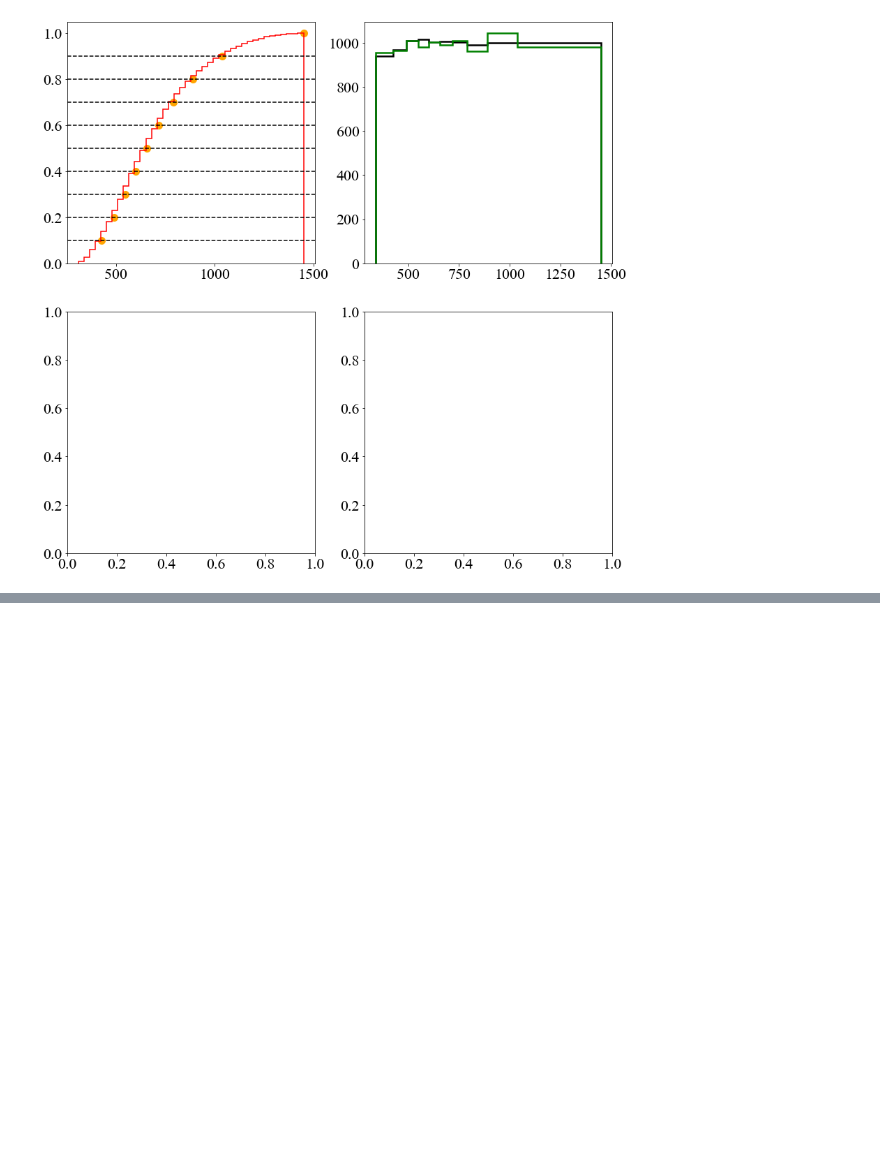
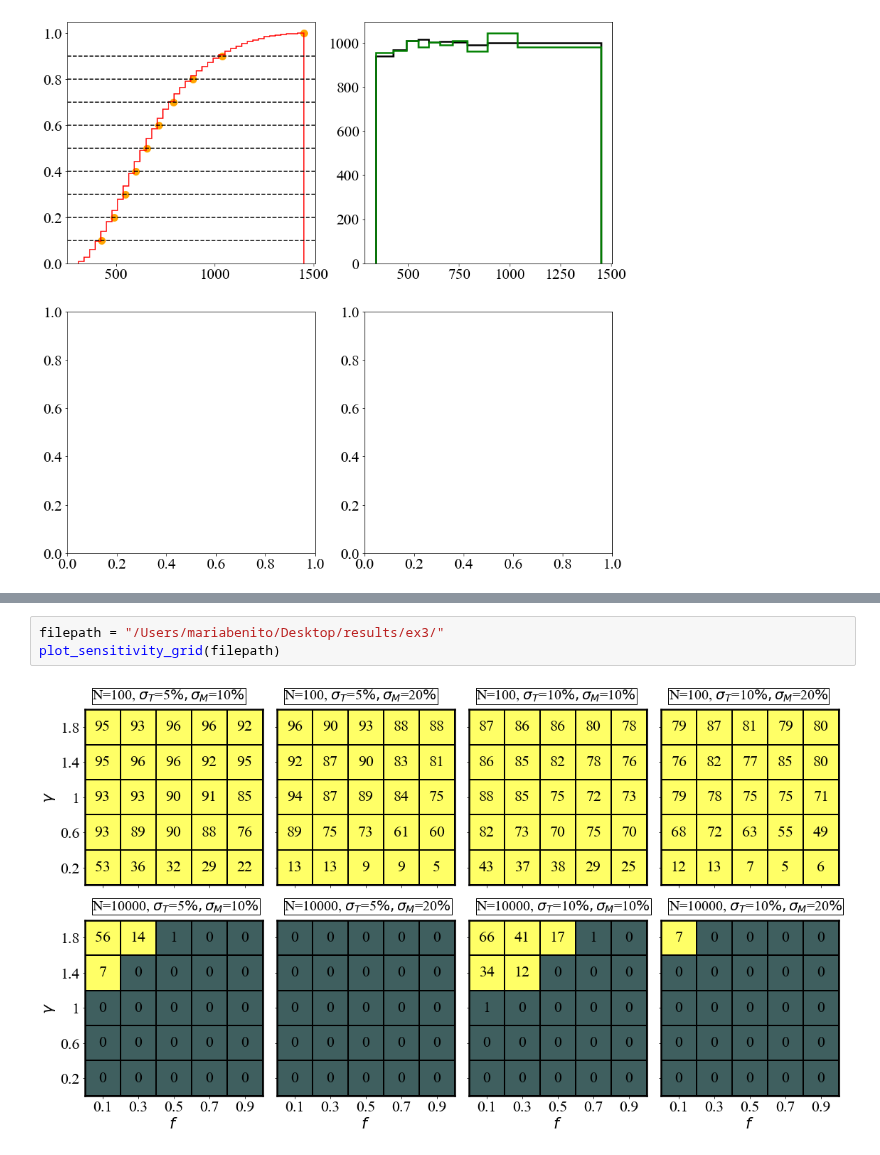
Before and after one commit to SvPoder/exoplanets, a Jupyter notebook: jupyter-notebook/sensitivity.ipynb, the cells around one changed output, grey strips where cells are left out. Drawn from its saved outputs; the diff is of its cells as text; blank space fills up the shorter version.

Commit message:
include results

```diff
--- a/jupyter-notebook/sensitivity.ipynb
+++ b/jupyter-notebook/sensitivity.ipynb
@@ -359,0 +380,5 @@ plot_sensitivity_grid(filepath)
+# %%
+filepath = "/Users/mariabenito/Desktop/results/ex3/"
+plot_sensitivity_grid(filepath)
+# %% [output]
+[figure, added]
```
Also changed, not shown: parts of 8 cells of this notebook, 2 other files.
